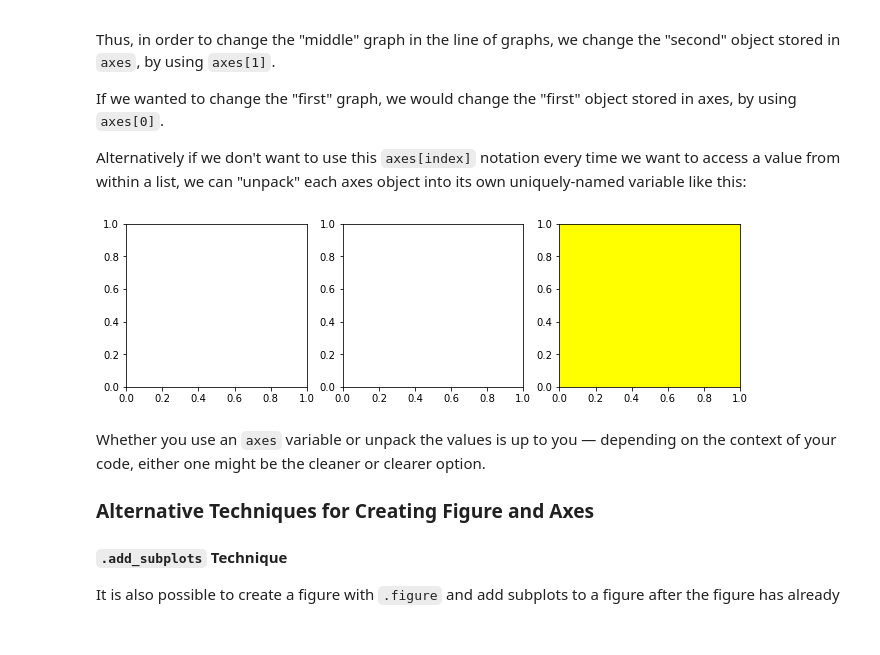
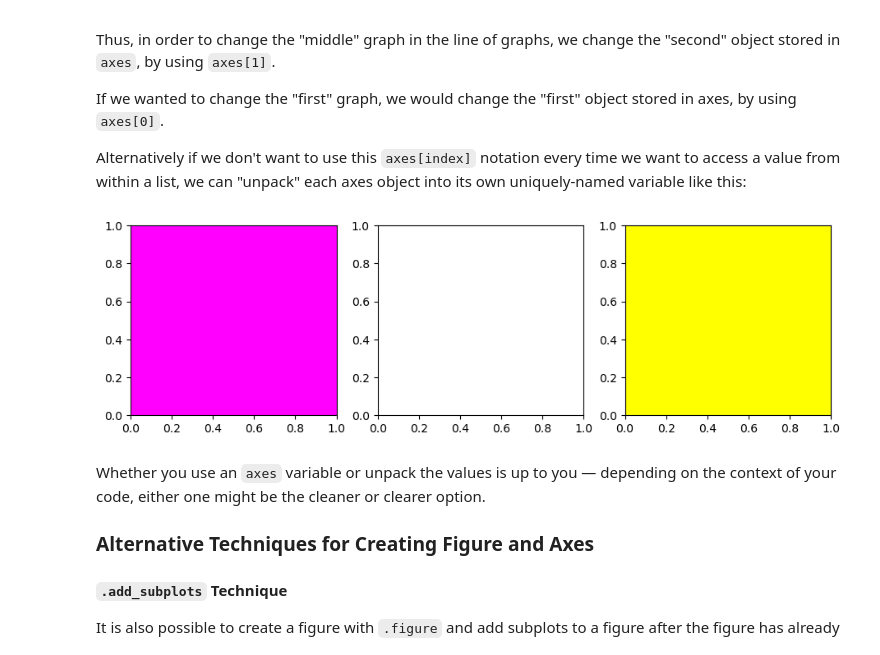
Before and after one commit to marxmayama/dsc-more-practice-with-matplotlib, a Jupyter notebook: index.ipynb, the cells around one changed output. Drawn from its saved outputs; the diff is of its cells as text; code cells hidden in the pictures.

```diff
--- a/index.ipynb
+++ b/index.ipynb
@@ -391,8 +392,9 @@ Alternatively if we don't want to use this `axes[index]` notation every time we
 # %%
 fig, (first_ax, second_ax, third_ax) = plt.subplots(figsize=(11, 3), ncols=3)
 third_ax.set_facecolor("yellow")
+first_ax.set_facecolor('magenta')
 # %% [output]
-[figure, old version]
+[figure, new version]
 # %% [markdown]
 Whether you use an `axes` variable or unpack the values is up to you — depending on the context of your code, either one might be the cleaner or clearer option.
 
```
Also changed, not shown: parts of 2 cells of this notebook.
